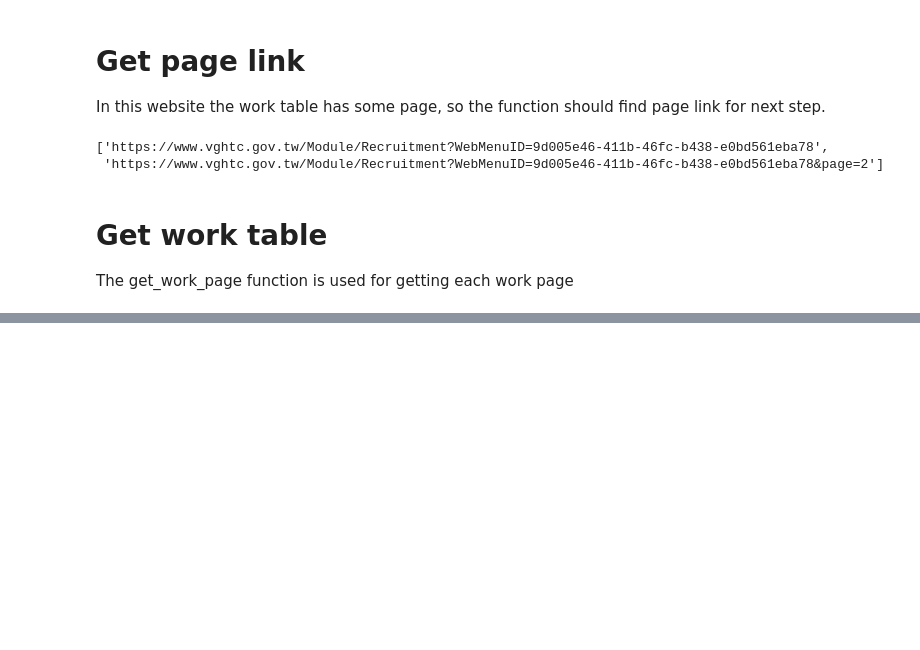
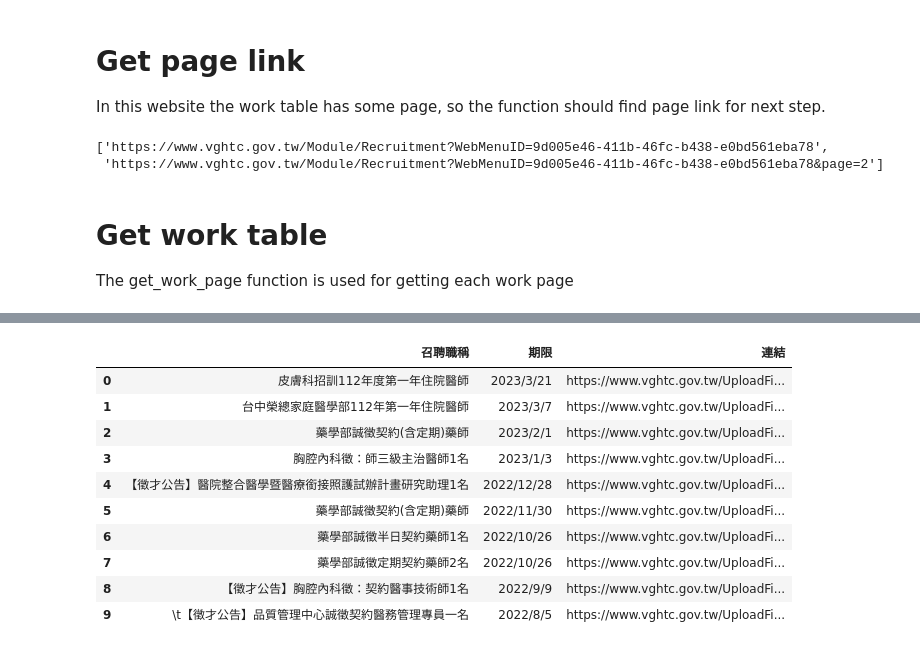
Before and after one commit to ifurther/hospwork, a Jupyter notebook: notebook/vghtc.ipynb, the cells around one changed output, grey strips where cells are left out. Cells and saved outputs as stored; diff of their text form; code cells hidden in the pictures; blank space fills up the shorter version.

Commit message:
vghtc: update notebook

```diff
--- a/notebook/vghtc.ipynb
+++ b/notebook/vghtc.ipynb
@@ -12,6 +12,7 @@ from urllib.parse import urlparse
 url_base='https://www.vghtc.gov.tw'
 
 url_work_table='/Module/Recruitment?WebMenuID=9d005e46-411b-46fc-b438-e0bd561eba78'
+url_admit = '/Module/Admission?WebMenuID=9d005e46-411b-46fc-b438-e0bd561eba78'
 
 url=url_base+url_work_table
 
@@ -141,3 +142,12 @@ pages_link
 # Get work table
 
 The get_work_page function is used for getting each work page
+# %%
+url=url_base+url_admit
+
+g=requests.get(url)
+
+admit_page_base=BeautifulSoup(g.content, 'html.parser')
+
+
+admit_tables = admit_page_base.find_all('tr')
@@ -143,0 +174,16 @@ The get_work_page function is used for getting each work page
+# %%
+admit_table = []
+for tt in admit_tables:
+    _admit_data = {}
+    for ttt in tt.findAll('td'):
+        if ttt.get('data-th') == "徵才項目":
+            _admit_data['召聘職稱'] = ttt.text.replace("【錄取公告】","")
+        elif ttt.get('data-th') == '公告迄日':
+            _admit_data['期限'] = ttt.text
+        elif ttt.get('data-th') == '錄取名單':
+            job_detail_link = ttt.find('a')
+            _admit_data['連結'] = url_base+job_detail_link.get('href')
+        else:
+            print("Error",ttt, "other message")
+    if _admit_data != {}:
+        admit_table.append(_admit_data)
@@ -143,0 +210,14 @@ The get_work_page function is used for getting each work page
+# %%
+pd.DataFrame(admit_table, columns=['召聘職稱','期限' ,'連結'])
+# %% [output]
+|  | 召聘職稱 | 期限 | 連結 |
+| 0 | 皮膚科招訓112年度第一年住院醫師 | 2023/3/21 | https://www.vghtc.gov.tw/UploadFi... |
+| 1 | 台中榮總家庭醫學部112年第一年住院醫師 | 2023/3/7 | https://www.vghtc.gov.tw/UploadFi... |
+| 2 | 藥學部誠徵契約(含定期)藥師 | 2023/2/1 | https://www.vghtc.gov.tw/UploadFi... |
+| 3 | 胸腔內科徵：師三級主治醫師1名 | 2023/1/3 | https://www.vghtc.gov.tw/UploadFi... |
+| 4 | 【徵才公告】醫院整合醫學暨醫療銜接照護試辦計畫研究助理1名 | 2022/12/28 | https://www.vghtc.gov.tw/UploadFi... |
+| 5 | 藥學部誠徵契約(含定期)藥師 | 2022/11/30 | https://www.vghtc.gov.tw/UploadFi... |
+| 6 | 藥學部誠徵半日契約藥師1名 | 2022/10/26 | https://www.vghtc.gov.tw/UploadFi... |
+| 7 | 藥學部誠徵定期契約藥師2名 | 2022/10/26 | https://www.vghtc.gov.tw/UploadFi... |
+| 8 | 【徵才公告】胸腔內科徵：契約醫事技術師1名 | 2022/9/9 | https://www.vghtc.gov.tw/UploadFi... |
+| 9 | \t【徵才公告】品質管理中心誠徵契約醫務管理專員一名 | 2022/8/5 | https://www.vghtc.gov.tw/UploadFi... |
```
Also changed, not shown: parts of 3 cells of this notebook.
